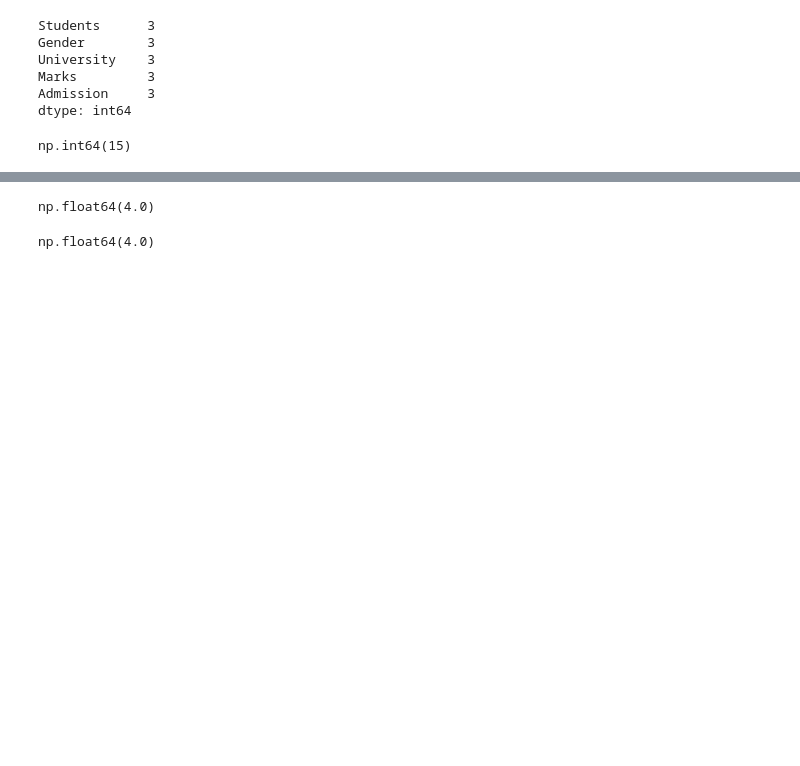
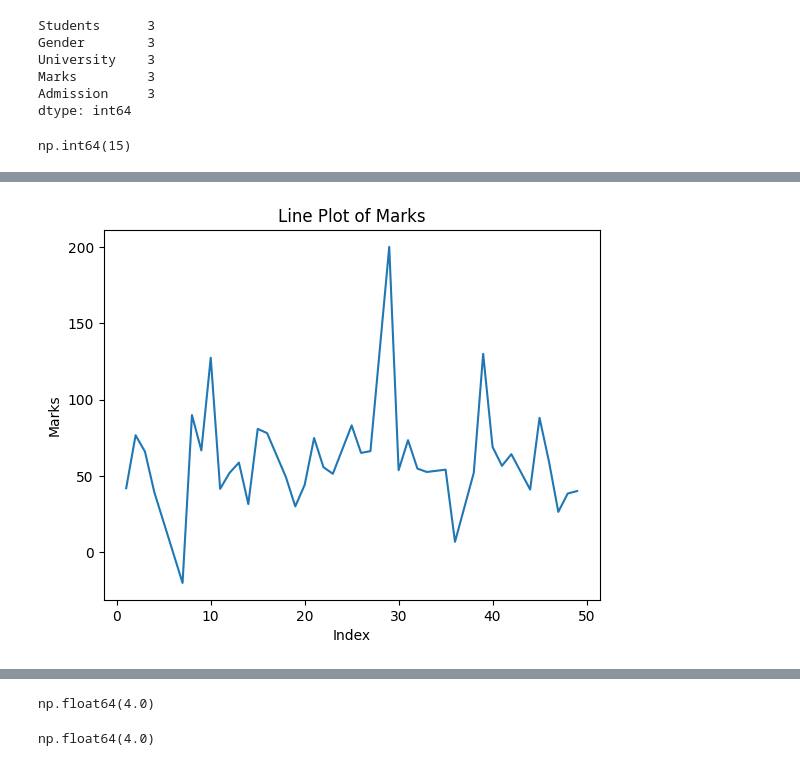
Before and after one commit to ayeshasaddiqa123/PYTHON, a Jupyter notebook: PYTHON_LIBRARIES/Statistical_operationsUsingPython.ipynb, the cells around one changed output, grey strips where cells are left out. Cells and saved outputs as stored; diff of their text form; code cells hidden in the pictures; blank space fills up the shorter version.

```diff
--- a/PYTHON_LIBRARIES/Statistical_operationsUsingPython.ipynb
+++ b/PYTHON_LIBRARIES/Statistical_operationsUsingPython.ipynb
@@ -186,0 +204,9 @@ dtype: int64
+# %%
+#line plot of marks
+plt.plot(df['Marks'])
+plt.title('Line Plot of Marks')
+plt.xlabel('Index')
+plt.ylabel('Marks')
+plt.show()
+# %% [output]
+[figure, added]
```
Also changed, not shown: parts of 8 cells of this notebook, 4 other files.
